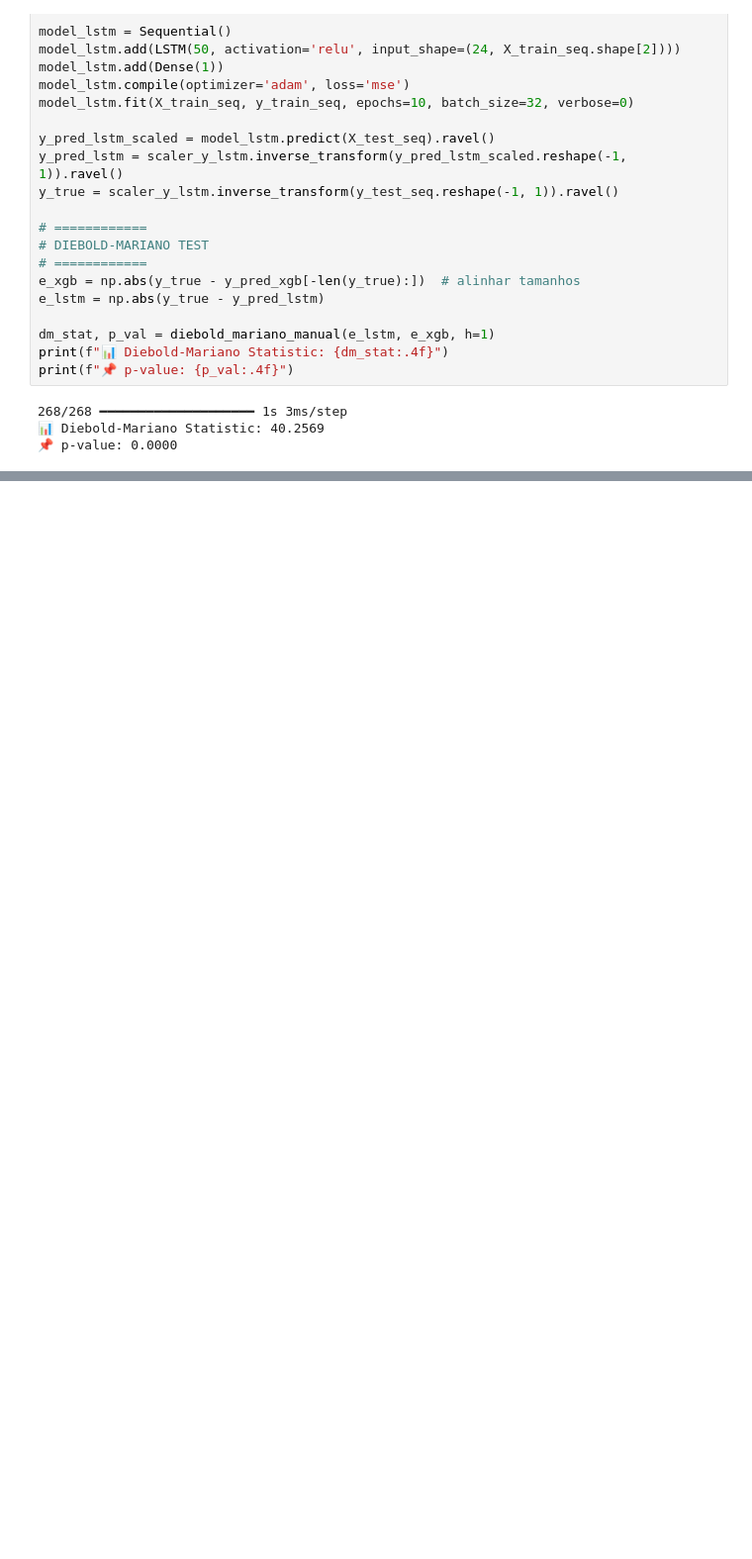
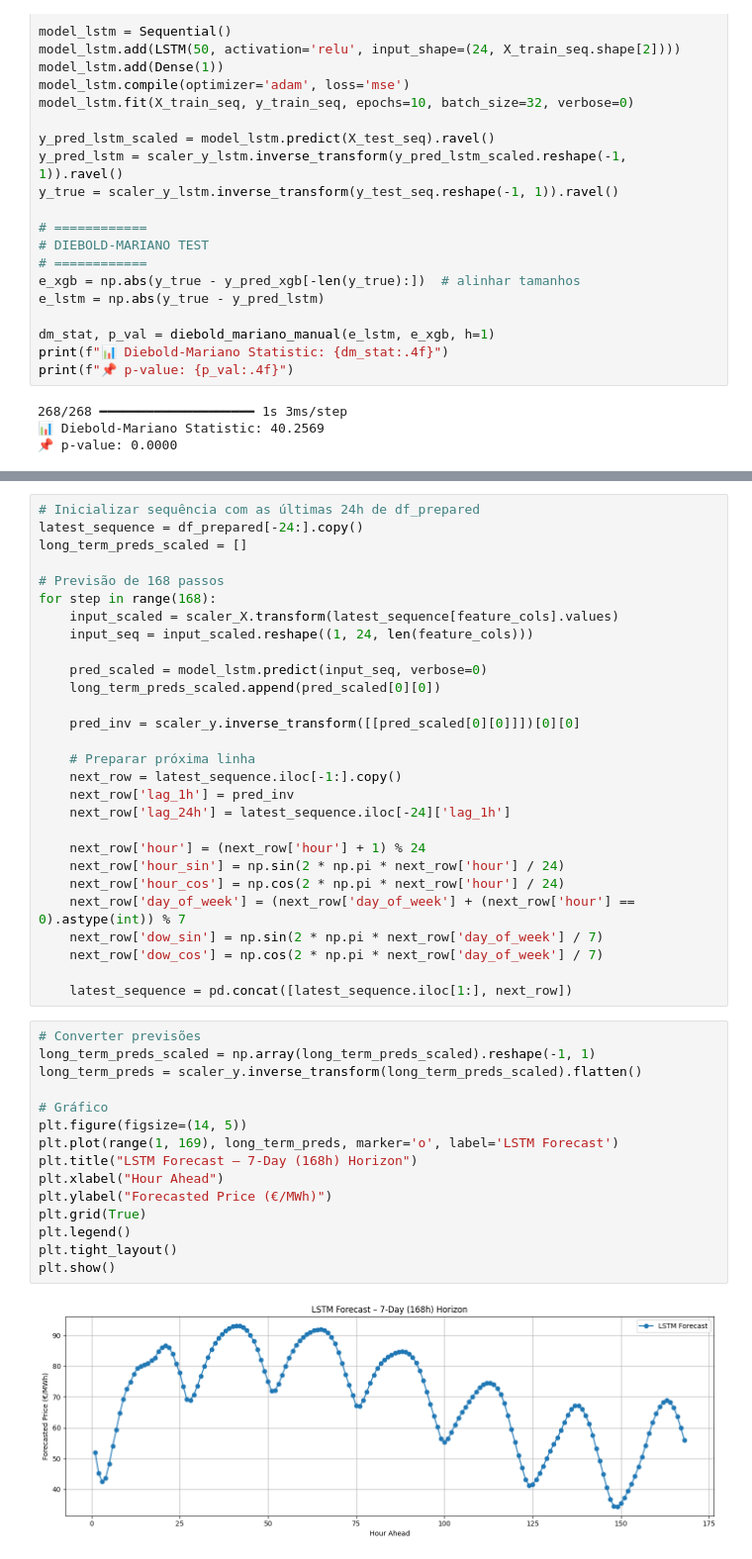
Before and after one commit to GoncaloPereira1201500/DIMEI, a Jupyter notebook: ModelsTrainingAndForecasting.ipynb, the cells around one changed output, grey strips where cells are left out. Shown at 99% size. Drawn from its saved outputs; the diff is of its cells as text; blank space fills up the shorter version.

```diff
--- a/ModelsTrainingAndForecasting.ipynb
+++ b/ModelsTrainingAndForecasting.ipynb
@@ -739,0 +823,45 @@ print(f"📌 p-value: {p_val:.4f}")
+# %%
+# Inicializar sequência com as últimas 24h de df_prepared
+latest_sequence = df_prepared[-24:].copy()
+long_term_preds_scaled = []
+
+# Previsão de 168 passos
+for step in range(168):
+    input_scaled = scaler_X.transform(latest_sequence[feature_cols].values)
+    input_seq = input_scaled.reshape((1, 24, len(feature_cols)))
+
+    pred_scaled = model_lstm.predict(input_seq, verbose=0)
+    long_term_preds_scaled.append(pred_scaled[0][0])
+
+    pred_inv = scaler_y.inverse_transform([[pred_scaled[0][0]]])[0][0]
+
+    # Preparar próxima linha
+    next_row = latest_sequence.iloc[-1:].copy()
+    next_row['lag_1h'] = pred_inv
+    next_row['lag_24h'] = latest_sequence.iloc[-24]['lag_1h']
+
+    next_row['hour'] = (next_row['hour'] + 1) % 24
+    next_row['hour_sin'] = np.sin(2 * np.pi * next_row['hour'] / 24)
+    next_row['hour_cos'] = np.cos(2 * np.pi * next_row['hour'] / 24)
+    next_row['day_of_week'] = (next_row['day_of_week'] + (next_row['hour'] == 0).astype(int)) % 7
+    next_row['dow_sin'] = np.sin(2 * np.pi * next_row['day_of_week'] / 7)
+    next_row['dow_cos'] = np.cos(2 * np.pi * next_row['day_of_week'] / 7)
+
+    latest_sequence = pd.concat([latest_sequence.iloc[1:], next_row])
+# %%
+# Converter previsões
+long_term_preds_scaled = np.array(long_term_preds_scaled).reshape(-1, 1)
+long_term_preds = scaler_y.inverse_transform(long_term_preds_scaled).flatten()
+
+# Gráfico
+plt.figure(figsize=(14, 5))
+plt.plot(range(1, 169), long_term_preds, marker='o', label='LSTM Forecast')
+plt.title("LSTM Forecast – 7-Day (168h) Horizon")
+plt.xlabel("Hour Ahead")
+plt.ylabel("Forecasted Price (€/MWh)")
+plt.grid(True)
+plt.legend()
+plt.tight_layout()
+plt.show()
+# %% [output]
+[figure, added]
```
Also changed, not shown: parts of 2 cells of this notebook.
